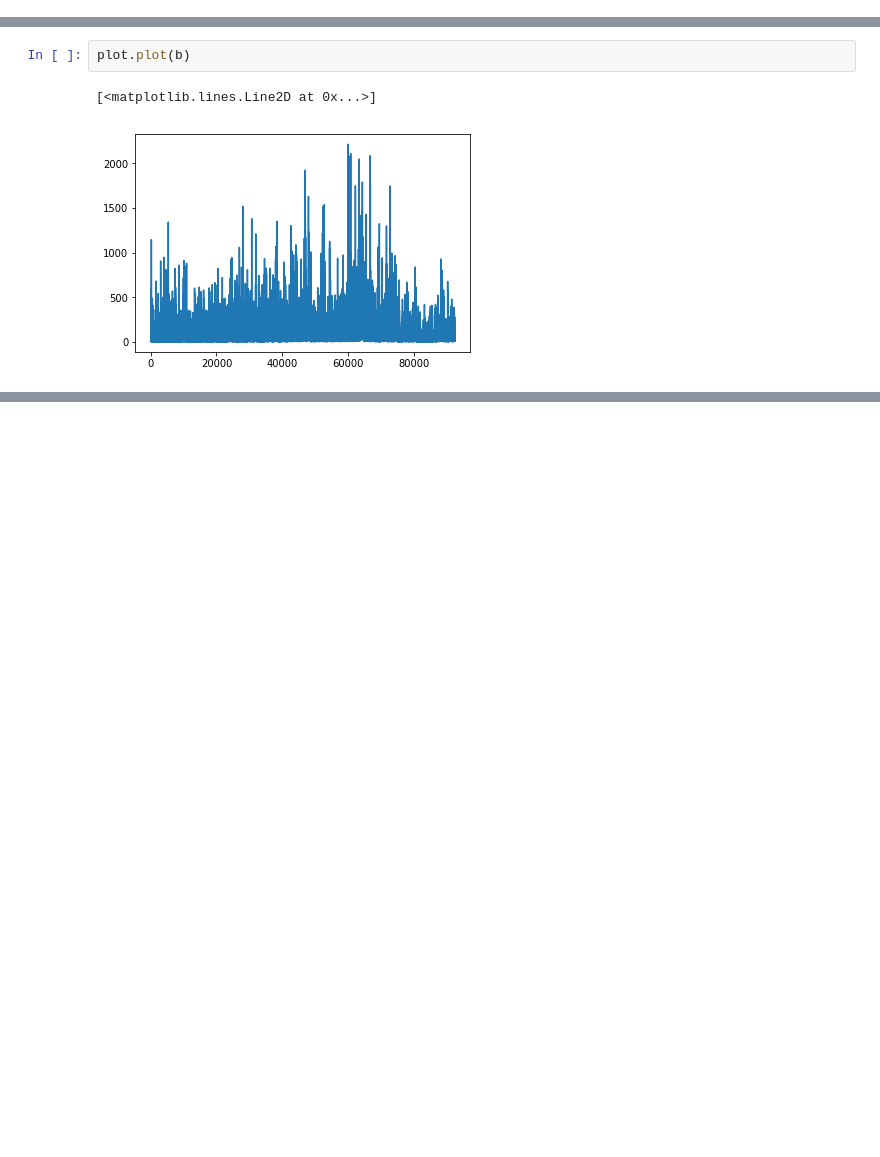
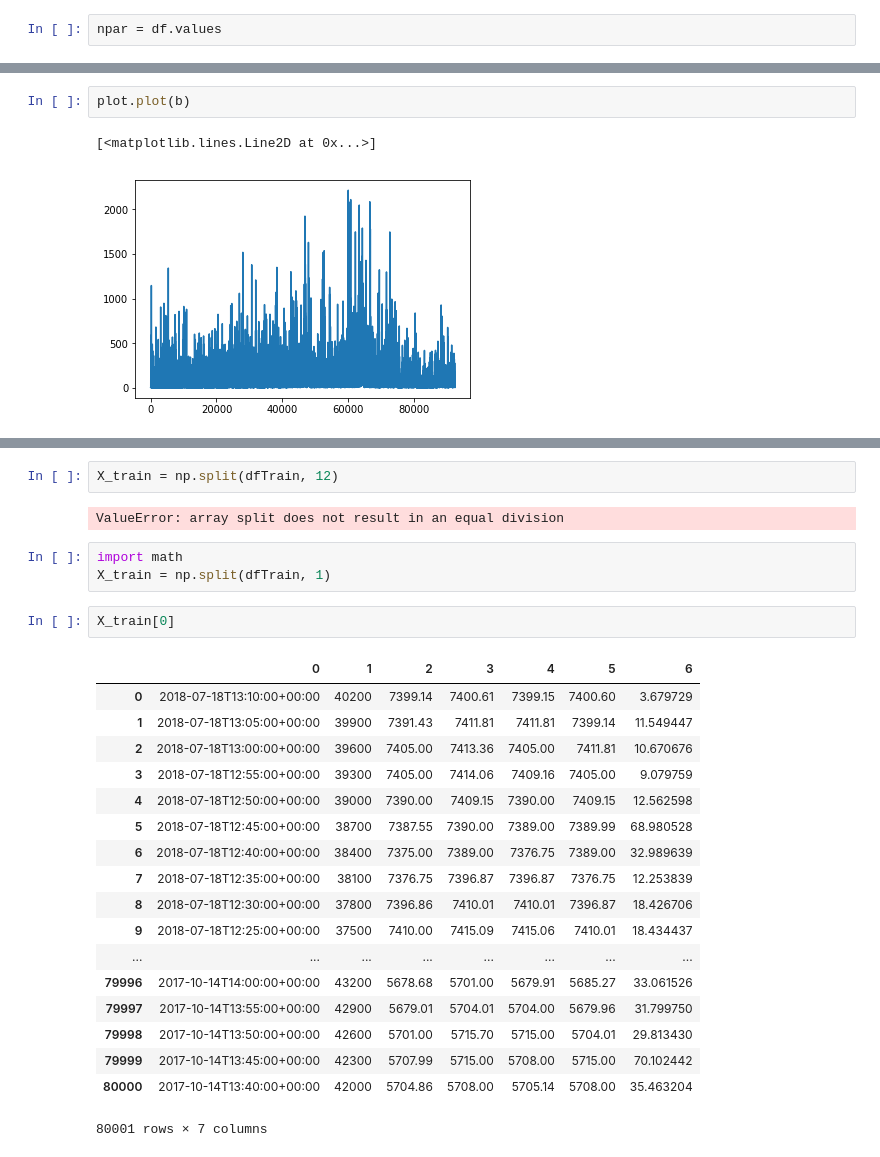
Before and after one commit to kotuliak/trading, a Jupyter notebook: rnn.ipynb, the cells around one changed output, grey strips where cells are left out. Drawn from its saved outputs; the diff is of its cells as text; blank space fills up the shorter version.

```diff
--- a/rnn.ipynb
+++ b/rnn.ipynb
@@ -29 +8,3 @@ df
+# %%
+npar = df.values
 # %%
@@ -42,0 +83,28 @@ plot.plot(b)
+# %%
+X_train = np.split(dfTrain, 12)
+# %% [output]
+ValueError: array split does not result in an equal division
+# %%
+import math
+X_train = np.split(dfTrain, 1)
+# %%
+X_train[0]
+# %% [output]
+|  | 0 | 1 | 2 | 3 | 4 | 5 | 6 |
+| 0 | 2018-07-18T13:10:00+00:00 | 40200 | 7399.14 | 7400.61 | 7399.15 | 7400.60 | 3.679729 |
+| 1 | 2018-07-18T13:05:00+00:00 | 39900 | 7391.43 | 7411.81 | 7411.81 | 7399.14 | 11.549447 |
+| 2 | 2018-07-18T13:00:00+00:00 | 39600 | 7405.00 | 7413.36 | 7405.00 | 7411.81 | 10.670676 |
+| 3 | 2018-07-18T12:55:00+00:00 | 39300 | 7405.00 | 7414.06 | 7409.16 | 7405.00 | 9.079759 |
+| 4 | 2018-07-18T12:50:00+00:00 | 39000 | 7390.00 | 7409.15 | 7390.00 | 7409.15 | 12.562598 |
+| 5 | 2018-07-18T12:45:00+00:00 | 38700 | 7387.55 | 7390.00 | 7389.00 | 7389.99 | 68.980528 |
+| 6 | 2018-07-18T12:40:00+00:00 | 38400 | 7375.00 | 7389.00 | 7376.75 | 7389.00 | 32.989639 |
+| 7 | 2018-07-18T12:35:00+00:00 | 38100 | 7376.75 | 7396.87 | 7396.87 | 7376.75 | 12.253839 |
+| 8 | 2018-07-18T12:30:00+00:00 | 37800 | 7396.86 | 7410.01 | 7410.01 | 7396.87 | 18.426706 |
+| 9 | 2018-07-18T12:25:00+00:00 | 37500 | 7410.00 | 7415.09 | 7415.06 | 7410.01 | 18.434437 |
+| ... | ... | ... | ... | ... | ... | ... | ... |
+| 79996 | 2017-10-14T14:00:00+00:00 | 43200 | 5678.68 | 5701.00 | 5679.91 | 5685.27 | 33.061526 |
+| 79997 | 2017-10-14T13:55:00+00:00 | 42900 | 5679.01 | 5704.01 | 5704.00 | 5679.96 | 31.799750 |
+| 79998 | 2017-10-14T13:50:00+00:00 | 42600 | 5701.00 | 5715.70 | 5715.00 | 5704.01 | 29.813430 |
+| 79999 | 2017-10-14T13:45:00+00:00 | 42300 | 5707.99 | 5715.00 | 5708.00 | 5715.00 | 70.102442 |
+| 80000 | 2017-10-14T13:40:00+00:00 | 42000 | 5704.86 | 5708.00 | 5705.14 | 5708.00 | 35.463204 |
+80001 rows × 7 columns
```
Also changed, not shown: parts of 30 cells of this notebook, 5 other files.
